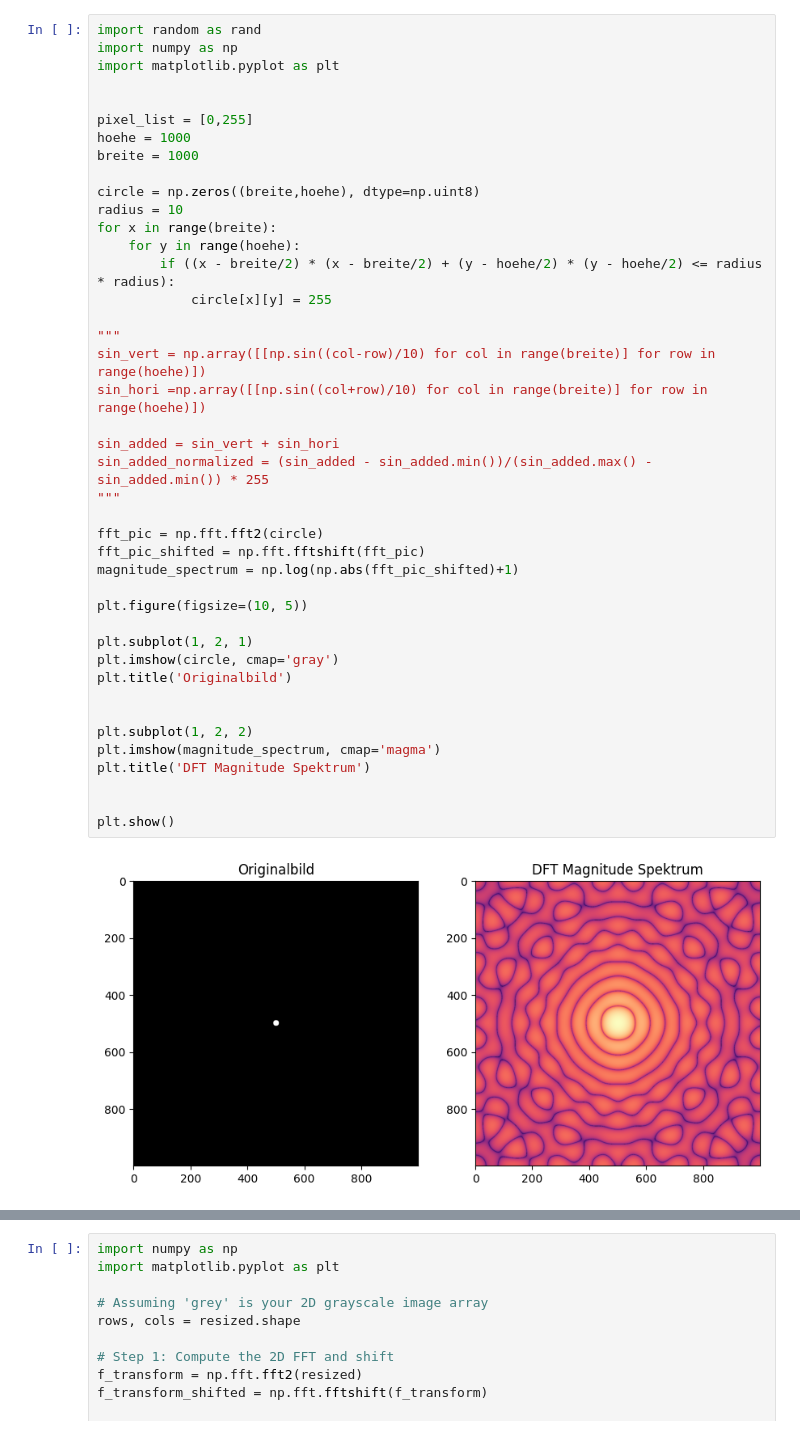
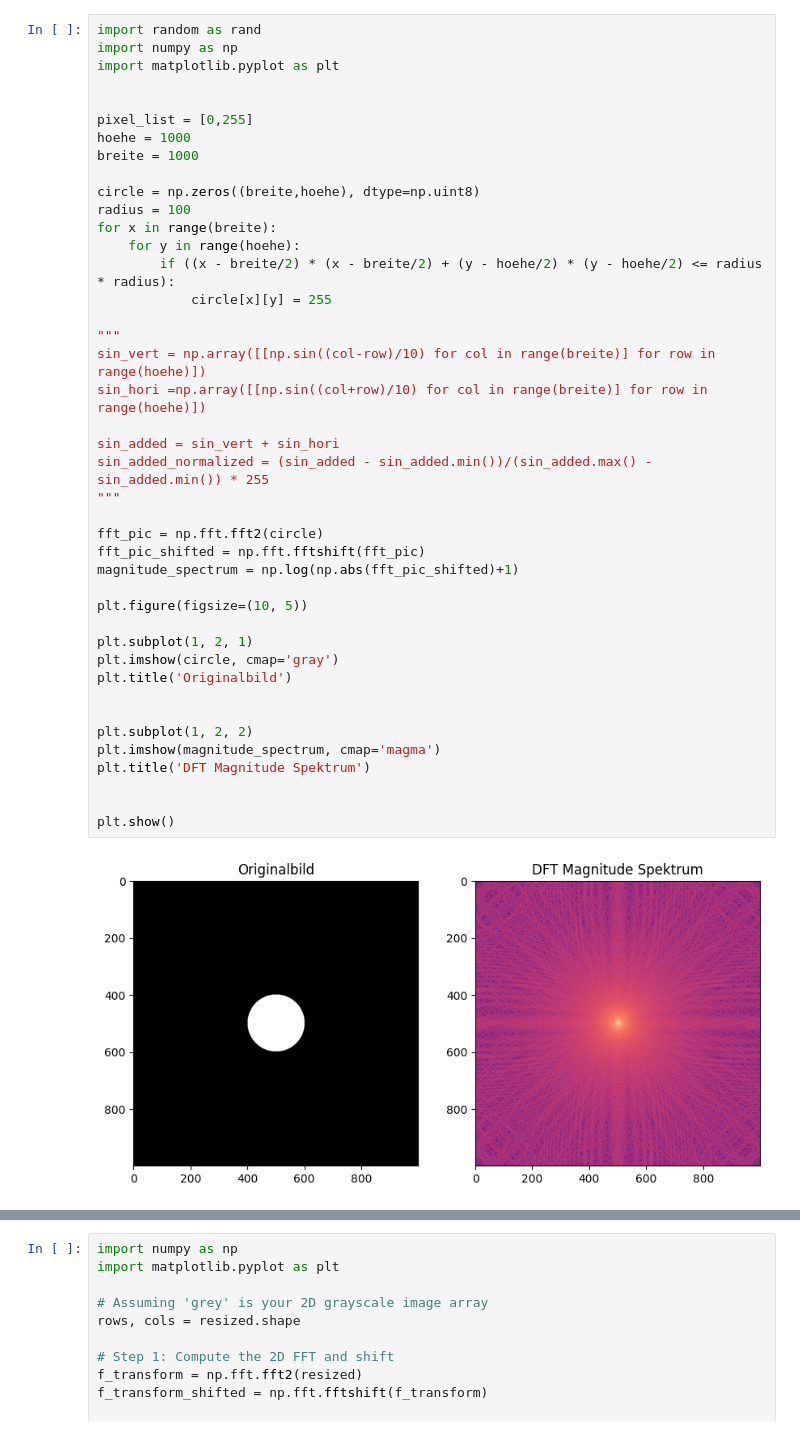
Before and after one commit to LucasSchuermann/Learning-Image-Processing, a Jupyter notebook: Frequenzraum.ipynb, the cells around one changed output, grey strips where cells are left out. Cells and saved outputs as stored; diff of their text form.

```diff
--- a/Frequenzraum.ipynb
+++ b/Frequenzraum.ipynb
@@ -9,39 +9,39 @@ hoehe = 1000
 breite = 1000
 
 circle = np.zeros((breite,hoehe), dtype=np.uint8)
-radius = 10
+radius = 100
 for x in range(breite):
     for y in range(hoehe):
         if ((x - breite/2) * (x - breite/2) + (y - hoehe/2) * (y - hoehe/2) <= radius * radius):
             circle[x][y] = 255
 
 """
 sin_vert = np.array([[np.sin((col-row)/10) for col in range(breite)] for row in range(hoehe)])
 sin_hori =np.array([[np.sin((col+row)/10) for col in range(breite)] for row in range(hoehe)])
 
 sin_added = sin_vert + sin_hori
 sin_added_normalized = (sin_added - sin_added.min())/(sin_added.max() - sin_added.min()) * 255
 """
 
 fft_pic = np.fft.fft2(circle)
 fft_pic_shifted = np.fft.fftshift(fft_pic)
 magnitude_spectrum = np.log(np.abs(fft_pic_shifted)+1)
 
 plt.figure(figsize=(10, 5))
 
 plt.subplot(1, 2, 1)
 plt.imshow(circle, cmap='gray')
 plt.title('Originalbild')
 
 
 plt.subplot(1, 2, 2)
 plt.imshow(magnitude_spectrum, cmap='magma')
 plt.title('DFT Magnitude Spektrum')
 
 
 plt.show()
 # %% [output]
-[figure, old version]
+[figure, new version]
 # %%
 from mpl_toolkits import mplot3d
 X = np.arange(breite)
```
Also changed, not shown: parts of 4 cells of this notebook, 2 other files.
